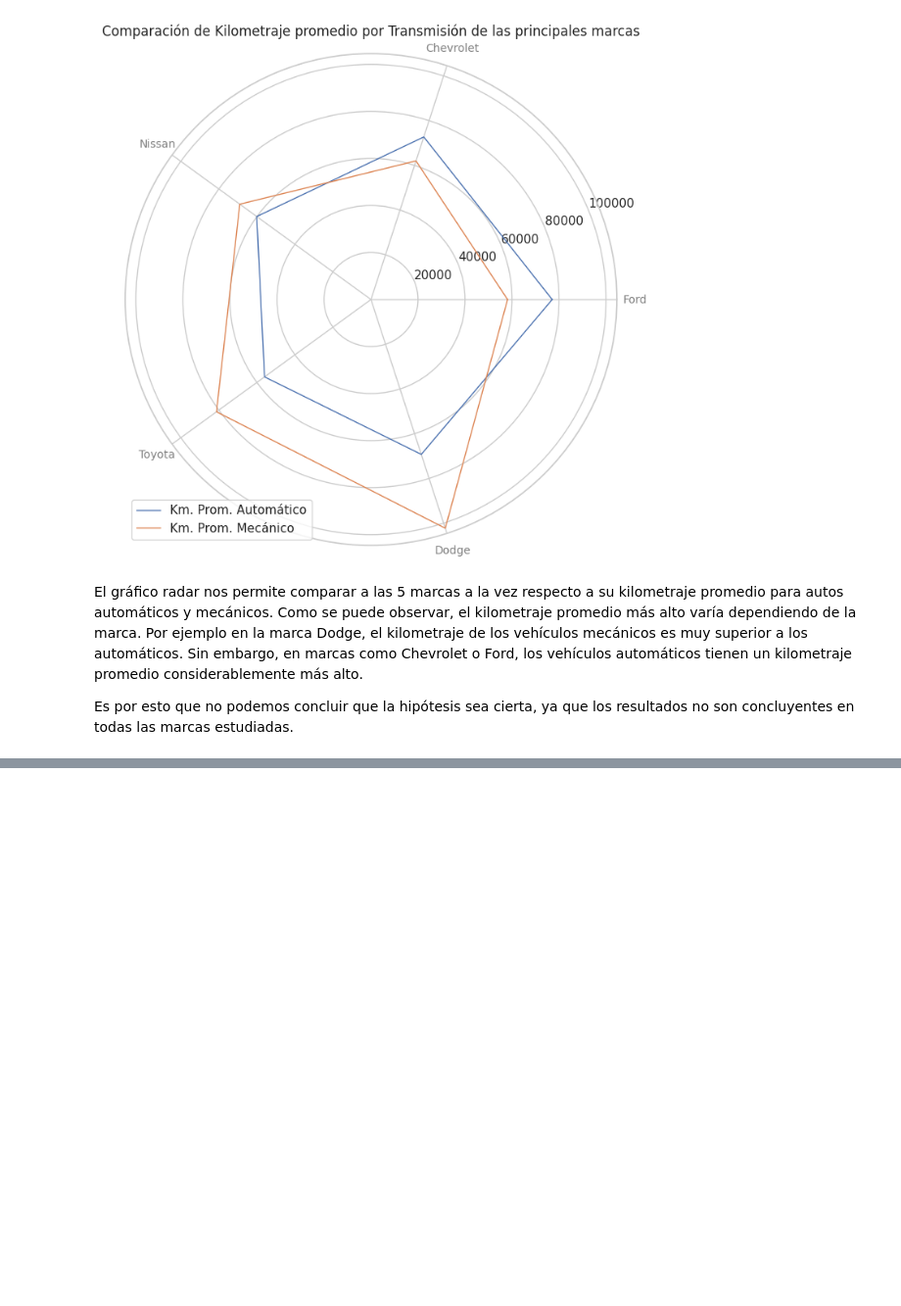
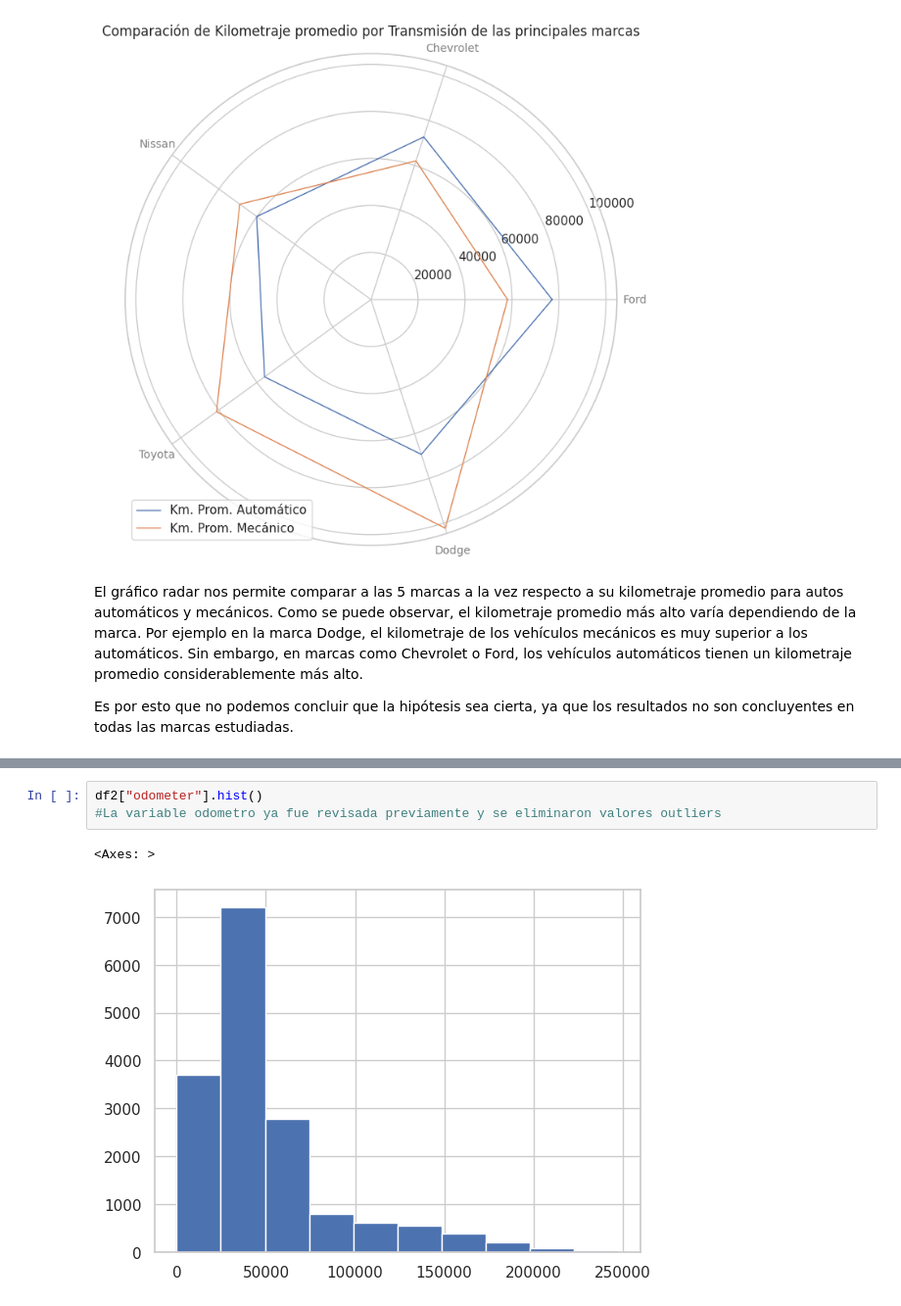
Before and after one commit to nicolaschavezarenas/proyecto_final_DS1, a Jupyter notebook: Proyecto_ParteIIII_Chavez.ipynb, the cells around one changed output, grey strips where cells are left out. Shown at 98% size. Drawn from its saved outputs; the diff is of its cells as text; blank space fills up the shorter version.

```diff
--- a/Proyecto_ParteIIII_Chavez.ipynb
+++ b/Proyecto_ParteIIII_Chavez.ipynb
@@ -459,0 +482,6 @@ Es por esto que no podemos concluir que la hipótesis sea cierta, ya que los res
+# %%
+df2["odometer"].hist()
+#La variable odometro ya fue revisada previamente y se eliminaron valores outliers
+# %% [output]
+<Axes: >
+[figure, added]
```
Also changed, not shown: parts of 28 cells of this notebook.
